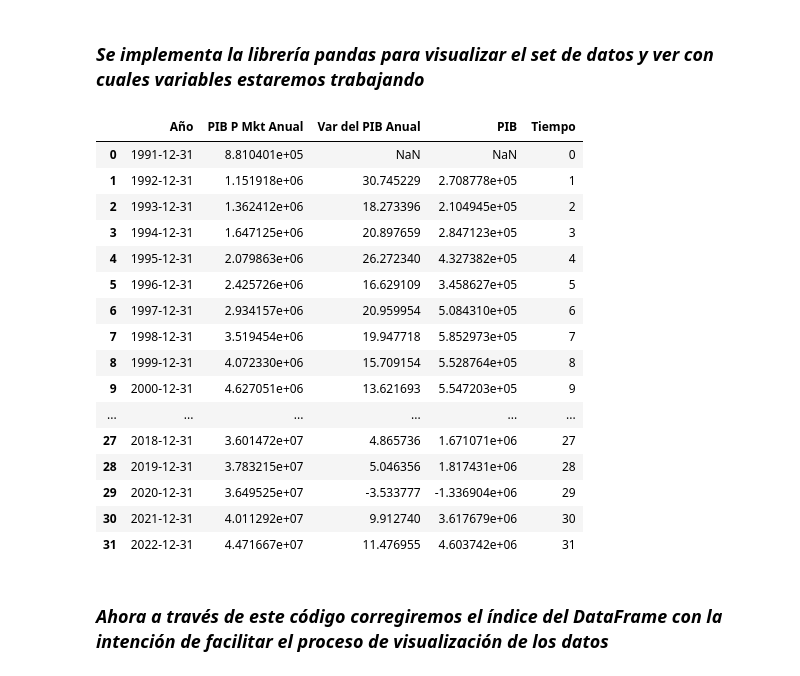
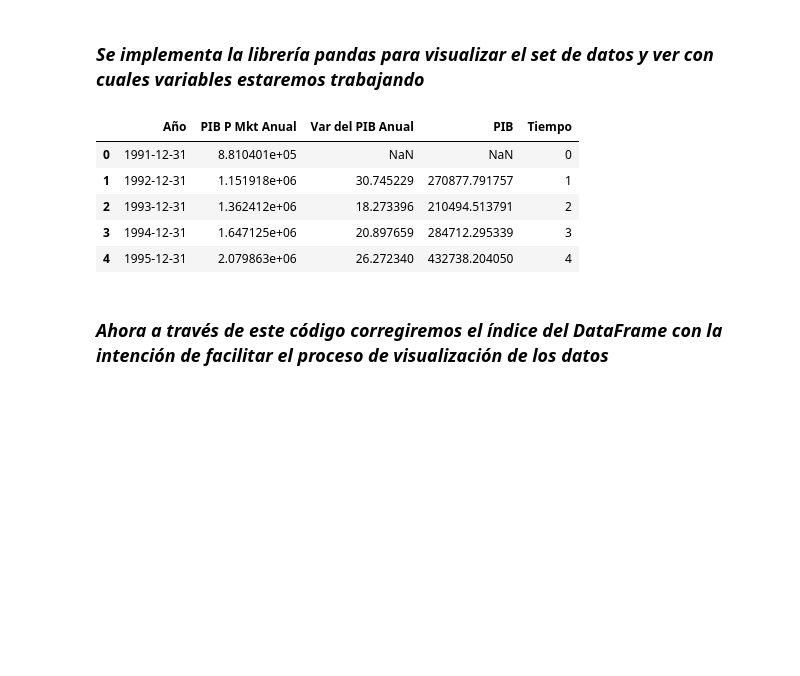
Before and after one commit to barquerosanchezdiegoarmando/UNA-Econometrics-II-py, a Jupyter notebook: 1.0 Regresión Lineal Simple/Regresión Lineal Simple.ipynb, the cells around one changed output. Cells and saved outputs as stored; diff of their text form; code cells hidden in the pictures; blank space fills up the shorter version.

```diff
--- a/1.0 Regresión Lineal Simple/Regresión Lineal Simple.ipynb
+++ b/1.0 Regresión Lineal Simple/Regresión Lineal Simple.ipynb
@@ -42,25 +41,14 @@ datos = pd.read_excel('datos.xlsx')
 # %% [markdown]
 ### *Se implementa la librería  pandas para visualizar el set de datos y ver con cuales variables estaremos trabajando*
 # %%
-datos
+datos.head()
 # %% [output]
 |  | Año | PIB P Mkt Anual | Var del PIB Anual | PIB | Tiempo |
 | 0 | 1991-12-31 | 8.810401e+05 | NaN | NaN | 0 |
-| 1 | 1992-12-31 | 1.151918e+06 | 30.745229 | 2.708778e+05 | 1 |
-| 2 | 1993-12-31 | 1.362412e+06 | 18.273396 | 2.104945e+05 | 2 |
-| 3 | 1994-12-31 | 1.647125e+06 | 20.897659 | 2.847123e+05 | 3 |
-| 4 | 1995-12-31 | 2.079863e+06 | 26.272340 | 4.327382e+05 | 4 |
-| 5 | 1996-12-31 | 2.425726e+06 | 16.629109 | 3.458627e+05 | 5 |
-| 6 | 1997-12-31 | 2.934157e+06 | 20.959954 | 5.084310e+05 | 6 |
-| 7 | 1998-12-31 | 3.519454e+06 | 19.947718 | 5.852973e+05 | 7 |
-| 8 | 1999-12-31 | 4.072330e+06 | 15.709154 | 5.528764e+05 | 8 |
-| 9 | 2000-12-31 | 4.627051e+06 | 13.621693 | 5.547203e+05 | 9 |
-| ... | ... | ... | ... | ... | ... |
-| 27 | 2018-12-31 | 3.601472e+07 | 4.865736 | 1.671071e+06 | 27 |
-| 28 | 2019-12-31 | 3.783215e+07 | 5.046356 | 1.817431e+06 | 28 |
-| 29 | 2020-12-31 | 3.649525e+07 | -3.533777 | -1.336904e+06 | 29 |
-| 30 | 2021-12-31 | 4.011292e+07 | 9.912740 | 3.617679e+06 | 30 |
-| 31 | 2022-12-31 | 4.471667e+07 | 11.476955 | 4.603742e+06 | 31 |
+| 1 | 1992-12-31 | 1.151918e+06 | 30.745229 | 270877.791757 | 1 |
+| 2 | 1993-12-31 | 1.362412e+06 | 18.273396 | 210494.513791 | 2 |
+| 3 | 1994-12-31 | 1.647125e+06 | 20.897659 | 284712.295339 | 3 |
+| 4 | 1995-12-31 | 2.079863e+06 | 26.272340 | 432738.204050 | 4 |
 # %% [markdown]
 ### *Ahora a través de este código corregiremos el índice del DataFrame con la intención de facilitar el proceso de visualización de los datos*
 # %%
```
Also changed, not shown: parts of 9 cells of this notebook, 5 other files.
